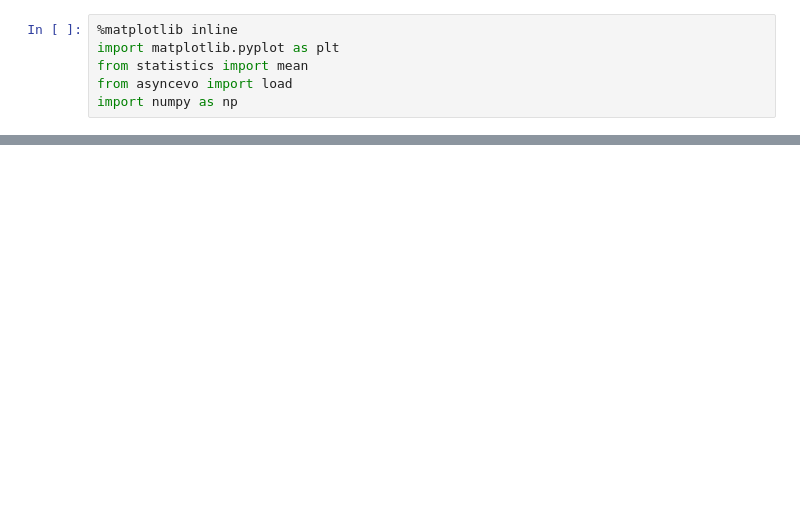
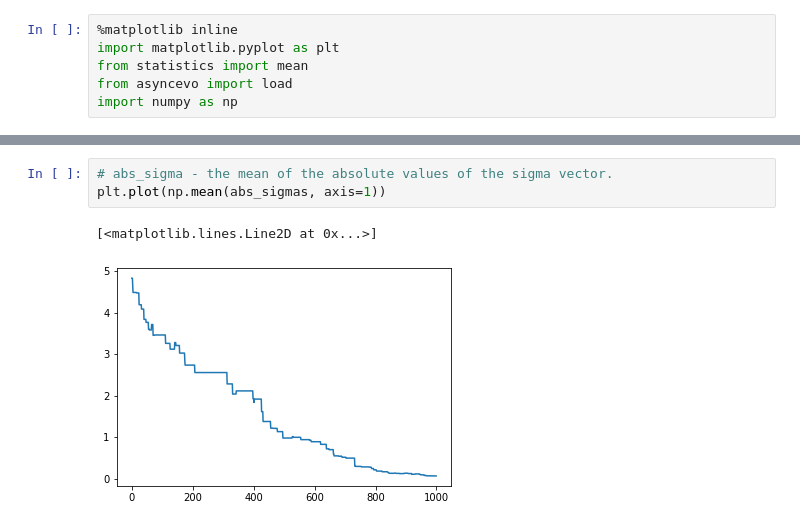
Before and after one commit to Nathaniel-Rodriguez/asyncevo, a Jupyter notebook: examples/diagnostic_example.ipynb, the cells around one changed output, grey strips where cells are left out. Drawn from its saved outputs; the diff is of its cells as text; blank space fills up the shorter version.

```diff
--- a/examples/diagnostic_example.ipynb
+++ b/examples/diagnostic_example.ipynb
@@ -41,0 +35,6 @@ plt.plot(np.mean(path_norms, axis=0))
+# %%
+# abs_sigma - the mean of the absolute values of the sigma vector.
+plt.plot(np.mean(abs_sigmas, axis=1))
+# %% [output]
+[<matplotlib.lines.Line2D at 0x...>]
+[figure, added]
```
Also changed, not shown: parts of 11 cells of this notebook, 1 other file.
